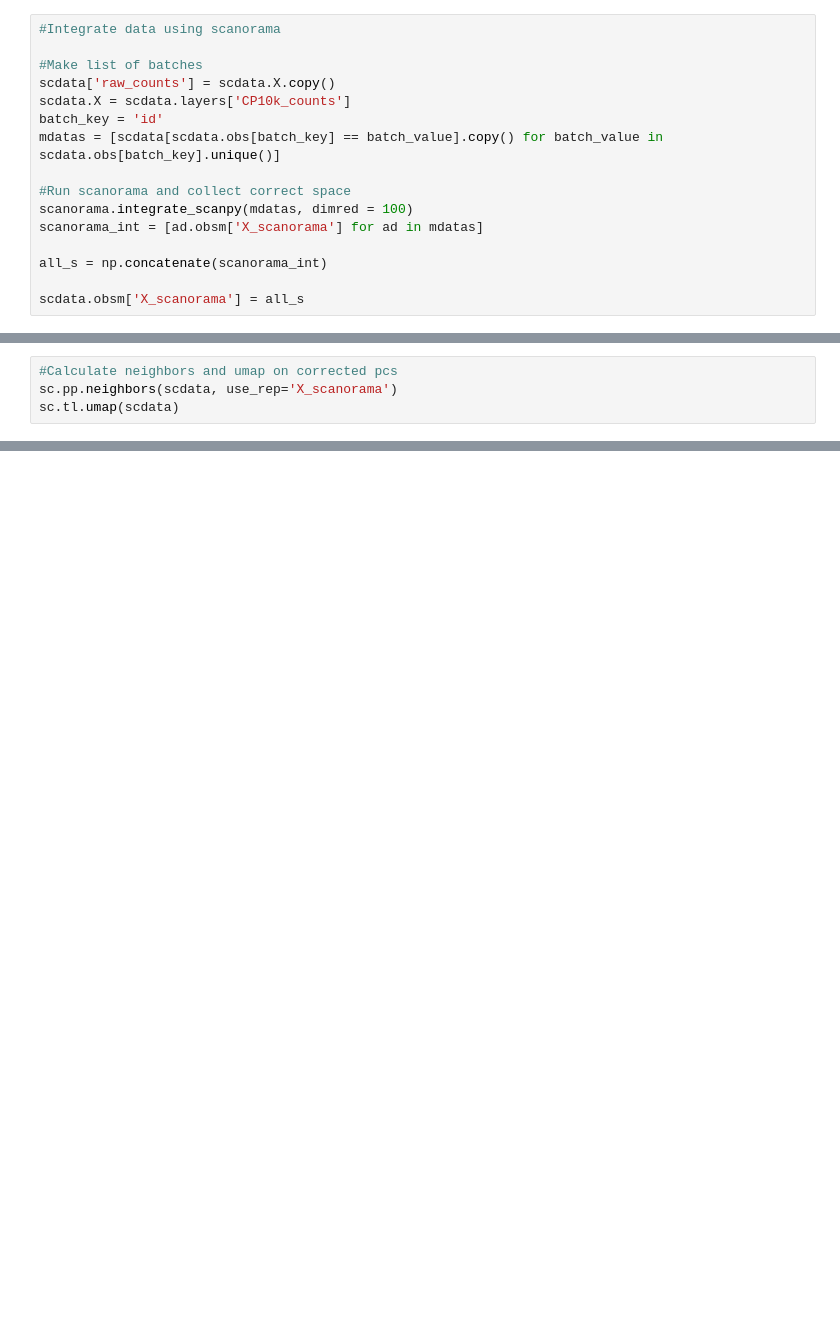
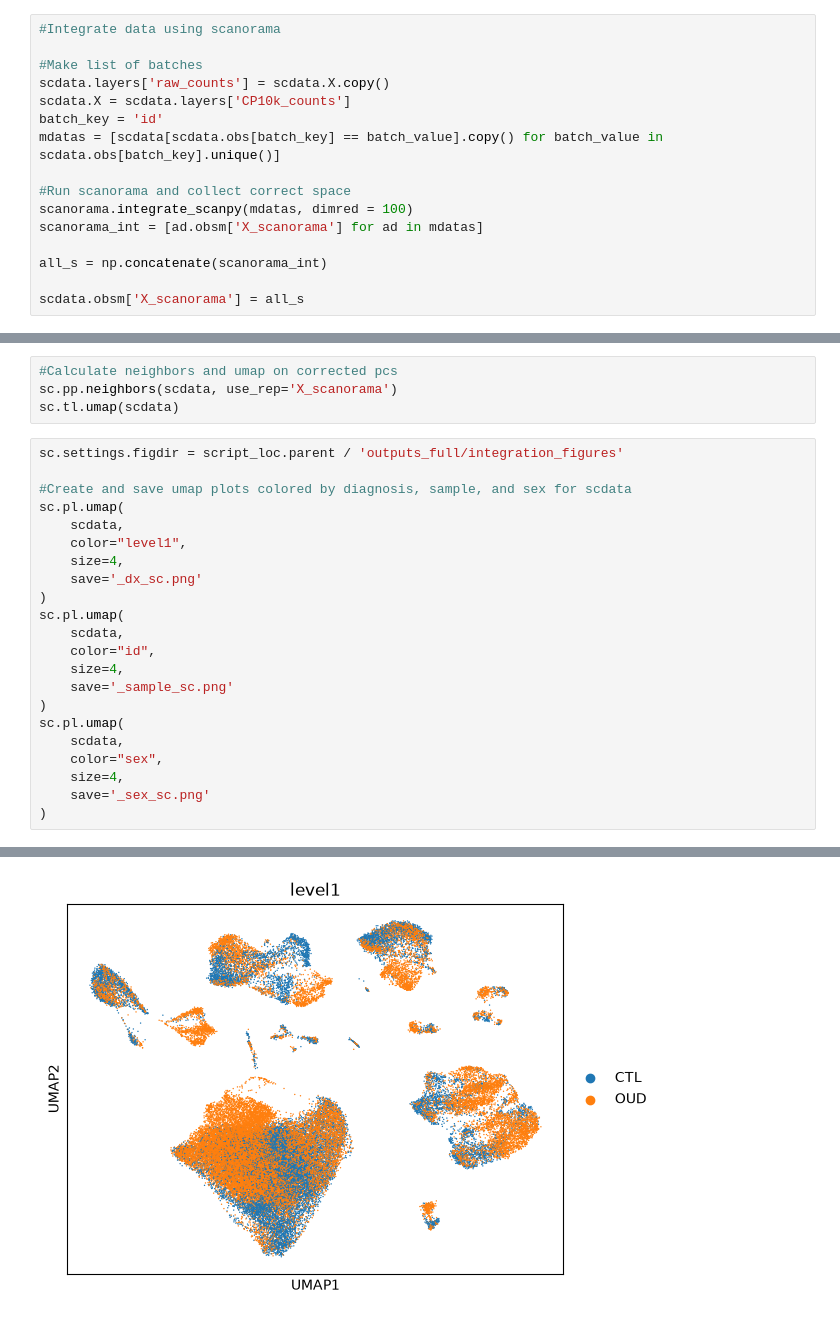
Before and after one commit to danielle-daneuro/Microglia-Subtypes-in-OUD, a Jupyter notebook: notebooks/f03_integration_caudate.ipynb, the cells around one changed output, grey strips where cells are left out. Cells and saved outputs as stored; diff of their text form; blank space fills up the shorter version.

Commit message:
Add figure code

```diff
--- a/notebooks/f03_integration_caudate.ipynb
+++ b/notebooks/f03_integration_caudate.ipynb
@@ -30,7 +45,7 @@ sc.tl.umap(hcdata)
 #Integrate data using scanorama
 
 #Make list of batches
-scdata['raw_counts'] = scdata.X.copy()
+scdata.layers['raw_counts'] = scdata.X.copy()
 scdata.X = scdata.layers['CP10k_counts']
 batch_key = 'id'
 mdatas = [scdata[scdata.obs[batch_key] == batch_value].copy() for batch_value in scdata.obs[batch_key].unique()]
@@ -46,3 +79,26 @@ scdata.obsm['X_scanorama'] = all_s
 #Calculate neighbors and umap on corrected pcs
 sc.pp.neighbors(scdata, use_rep='X_scanorama')
 sc.tl.umap(scdata)
+# %%
+sc.settings.figdir = script_loc.parent / 'outputs_full/integration_figures'
+
+#Create and save umap plots colored by diagnosis, sample, and sex for scdata
+sc.pl.umap(
+    scdata,
+    color="level1",
+    size=4,
+    save='_dx_sc.png'
+)
+sc.pl.umap(
+    scdata,
+    color="id",
+    size=4,
+    save='_sample_sc.png'
+)
+sc.pl.umap(
+    scdata,
+    color="sex",
+    size=4,
+    save='_sex_sc.png'
+)
+# %% [output]
@@ -48,0 +106 @@ sc.tl.umap(scdata)
+[figure, added]
```
Also changed, not shown: parts of 8 cells of this notebook.
